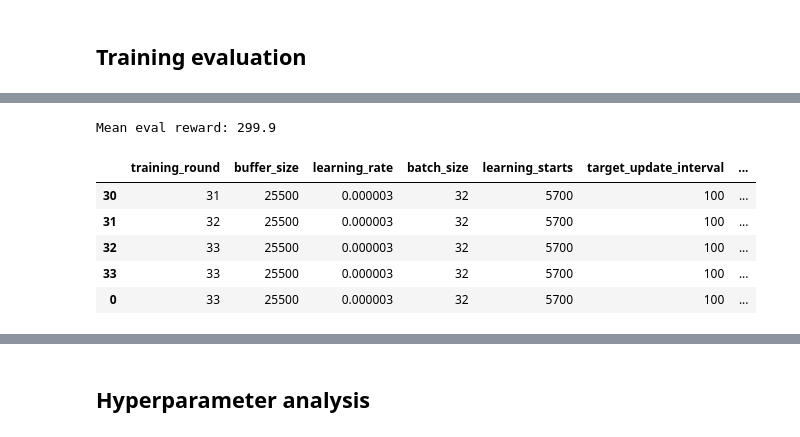
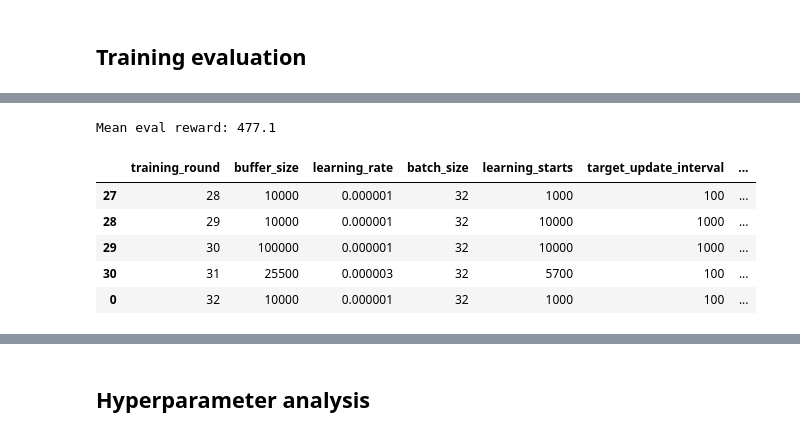
Before and after one commit to NickKirilov/atari-games, a Jupyter notebook: space_invaders.ipynb, the cells around one changed output, grey strips where cells are left out. Saved outputs shown, nothing was run; the diff lists cells and outputs as text; code cells hidden in the pictures.

```diff
--- a/space_invaders.ipynb
+++ b/space_invaders.ipynb
@@ -36,7 +30,0 @@ ENV_ID = "SpaceInvadersNoFrameskip-v4"
-# %%
-def make_env(env_id: str, seed: int, n_envs: int = 4):
-    env = make_atari_env(env_id, n_envs=n_envs, seed=seed)
-    env = VecFrameStack(env, n_stack=4)
-    env = VecTransposeImage(env)
-
-    return env
@@ -45,17 +31,3 @@ def make_env(env_id: str, seed: int, n_envs: int = 4):
-# %%
-class EpisodicReturnCallback(BaseCallback):
-    def __init__(self, verbose=0) -> None:
-        super().__init__(verbose)
-        self.episode_returns = []
-        self.episode_lengths = []
-
-    def _on_step(self) -> bool:
-        for info in self.locals.get("infos", []):
-            if "episode" in info:
-                ep = info["episode"]
-                self.episode_returns.append(float(ep["r"]))
-                self.episode_lengths.append(int(ep["l"]))
-        return True
 # %% [markdown]
 ## Model training <a class="anchor" id="training"></a>
 # %%
@@ -76,7 +51,7 @@ model = DQN("CnnPolicy", train_env, **dqn_kwargs)
 ## Train
 # %%
 %%time
-TOTAL_TIMESTAMPS = 1_000_000
+TOTAL_TIMESTAMPS = 1_500_000
 log_cb = EpisodicReturnCallback()
 model.learn(total_timesteps=TOTAL_TIMESTAMPS, callback=log_cb)
 # %% [output]
@@ -122,25 +82,24 @@ mean_eval_reward, _ = evaluate_policy(
 
 print(f"Mean eval reward: {mean_eval_reward}")
 # %% [output]
-Mean eval reward: 299.9
+Mean eval reward: 477.1
 # %%
 eval_params = pd.read_csv("space_invaders_experiments_params.csv")
 # %%
 new_training_data = pd.DataFrame([dqn_kwargs])
-new_training_data["training_round"] = 33
+new_training_data["training_round"] = 32
 new_training_data = new_training_data.iloc[:, [8, 0, 1, 2, 3, 4, 5, 6, 7]]
 new_training_data["n_timestamps"] = TOTAL_TIMESTAMPS
 new_training_data["mean_train_returns"] = mean_train_reward
 new_training_data["mean_eval_returns"] = mean_eval_reward
 new_training_data["n_eval_episodes"] = n_eval_episodes
-new_training_data["time_to_train"] = "38:00 mins"
+new_training_data["time_to_train"] = "56:38 mins"
 eval_params = pd.concat([eval_params, new_training_data])
-eval_params.to_csv("space_invaders_experiments_params.csv", index=False)
 eval_params.tail(5)
 # %% [output]
 |  | training_round | buffer_size | learning_rate | batch_size | learning_starts | target_update_interval | ... |
+| 27 | 28 | 10000 | 0.000001 | 32 | 1000 | 100 | ... |
+| 28 | 29 | 10000 | 0.000001 | 32 | 10000 | 1000 | ... |
+| 29 | 30 | 100000 | 0.000001 | 32 | 10000 | 1000 | ... |
 | 30 | 31 | 25500 | 0.000003 | 32 | 5700 | 100 | ... |
-| 31 | 32 | 25500 | 0.000003 | 32 | 5700 | 100 | ... |
-| 32 | 33 | 25500 | 0.000003 | 32 | 5700 | 100 | ... |
-| 33 | 33 | 25500 | 0.000003 | 32 | 5700 | 100 | ... |
-| 0 | 33 | 25500 | 0.000003 | 32 | 5700 | 100 | ... |
+| 0 | 32 | 10000 | 0.000001 | 32 | 1000 | 100 | ... |
```
Also changed, not shown: parts of 13 cells of this notebook, 8 other files.
